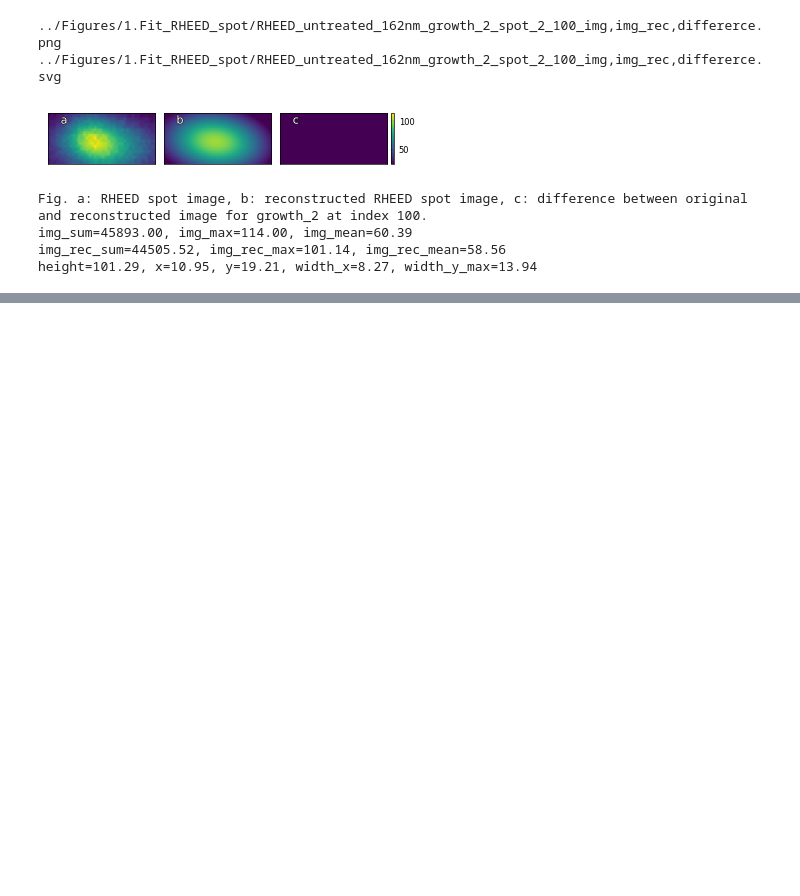
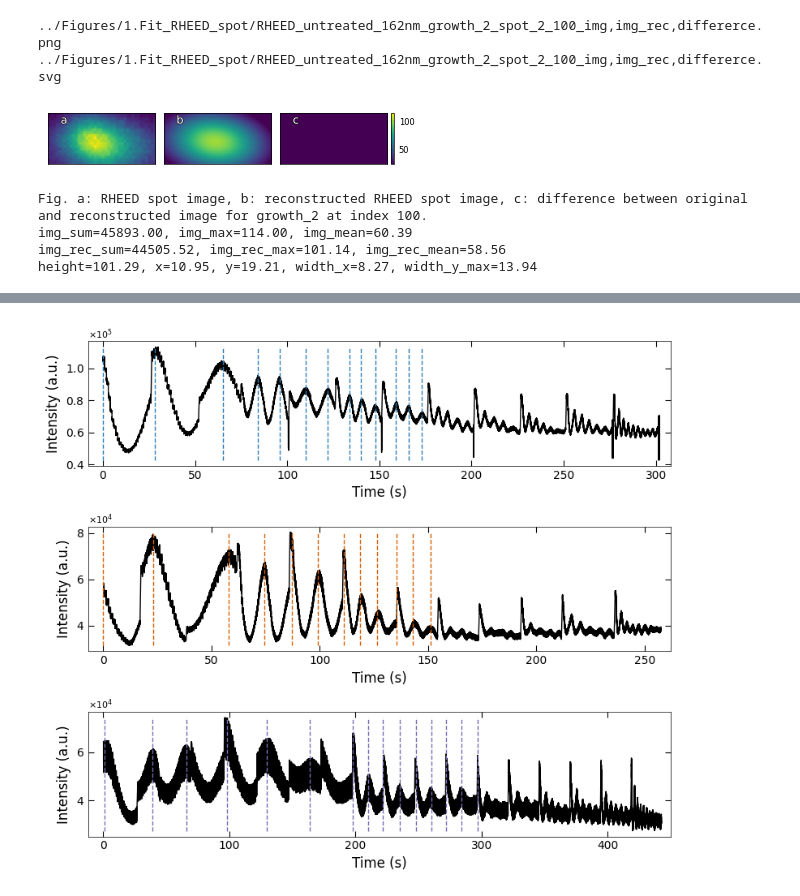
Before and after one commit to m3-learning/Predicting-Pulsed-Laser-Deposition-SrTiO3-Homoepitaxy-Growth-Dynamics-using-RHEED, a Jupyter notebook: notebooks/3_RHEED_metrics-details.ipynb, the cells around one changed output, grey strips where cells are left out. Saved outputs shown, nothing was run; the diff lists cells and outputs as text; code cells hidden in the pictures; blank space fills up the shorter version.

Commit message:
update the notebook with figures

```diff
--- a/notebooks/3_RHEED_metrics-details.ipynb
+++ b/notebooks/3_RHEED_metrics-details.ipynb
@@ -408,0 +412,45 @@ Gaussian fitted parameters in time: Fig. a: sum of original image, b: sum of rec
+# %%
+x_all_list, y_all_list = [], []
+
+growth_list = ['growth_1', 'growth_2', 'growth_3', 'growth_4', 'growth_5', 'growth_6',
+               'growth_7', 'growth_8', 'growth_9', 'growth_10', 'growth_11', 'growth_12']
+x_all, y_all = D1_para.load_multiple_curves(growth_list=growth_list, spot='spot_2', metric='img_rec_sum')
+x_all_list.append(x_all)
+y_all_list.append(y_all)
+
+growth_list = ['growth_1', 'growth_2', 'growth_3', 'growth_4', 'growth_5', 'growth_6', 'growth_7', 'growth_8', 'growth_9', 'growth_10', 'growth_11', 'growth_12']
+x_all, y_all = D2_para.load_multiple_curves(growth_list=growth_list, spot='spot_2', metric='img_rec_sum')
+x_all_list.append(x_all)
+y_all_list.append(y_all)
+
+growth_list = ['growth_1', 'growth_2', 'growth_3', 'growth_4', 'growth_5', 'growth_6', 'growth_7', 'growth_8', 'growth_9',
+               'growth_10', 'growth_11', 'growth_12' , 'growth_13', 'growth_14', 'growth_15', 'growth_16', 'growth_17', 'growth_18']
+x_all, y_all = D3_para.load_multiple_curves(growth_list=growth_list, spot='spot_2', metric='img_rec_sum')
+x_all_list.append(x_all)
+y_all_list.append(y_all)
+# %%
+color_blue = (44/255,123/255,182/255)
+color_orange = (217/255,95/255,2/255)
+color_purple = (117/255,112/255,179/255)
+three_colors = [color_blue, color_orange, color_purple]
+
+dashed_lines_x_1 = [0, 28, 65, 84, 96, 110, 122, 134, 140, 148, 159, 166, 173,
+                    # 182, 187, 192, 197, 207.5, 212, 216.5, 222.5,
+                    # 227, 231.5, 235, 238.5, 243, 247, 251.5, 255.5, 259.5, 264, 268, 272, 276,
+                    ]
+dashed_lines_x_2 = [0, 23, 58, 74.5, 87, 99, 111, 118.5, 126.5, 135.5, 143, 151]
+dashed_lines_x_3 = [1, 39, 66, 98, 130, 164, 198, 210, 222, 235, 248, 260, 272, 284, 297]
+dashed_lines_x_list = [dashed_lines_x_1, dashed_lines_x_2, dashed_lines_x_3]
+xlim_list = [(-8, 308), (-7, 262), (-12, 450)]
+fig, axes = layout_fig(graph=3, mod=1, figsize=(8, 7), layout='tight')
+for ax, x_all, y_all, color, dashed_lines_x, xlim in zip(axes, x_all_list, y_all_list, three_colors, dashed_lines_x_list, xlim_list):
+    ax.plot(x_all, y_all, color='black', linewidth=1)
+    for x in dashed_lines_x:
+        ax.plot([x, x], [np.min(y_all-10), np.max(y_all+10)], linestyle='--', linewidth=1, color=color)
+    ax.set_xlim(xlim)
+    Viz.set_labels(ax, xlabel='Time (s)', ylabel='Intensity (a.u.)', yaxis_style='sci')
+
+plt.savefig('../Figures/1.Fit_RHEED_spot/summarized_spot_2_sum.png', dpi=600, bbox_inches='tight', transparent=True)
+plt.show()
+# %% [output]
+[figure, added]
```
Also changed, not shown: parts of 6 cells of this notebook, 6 other files.
